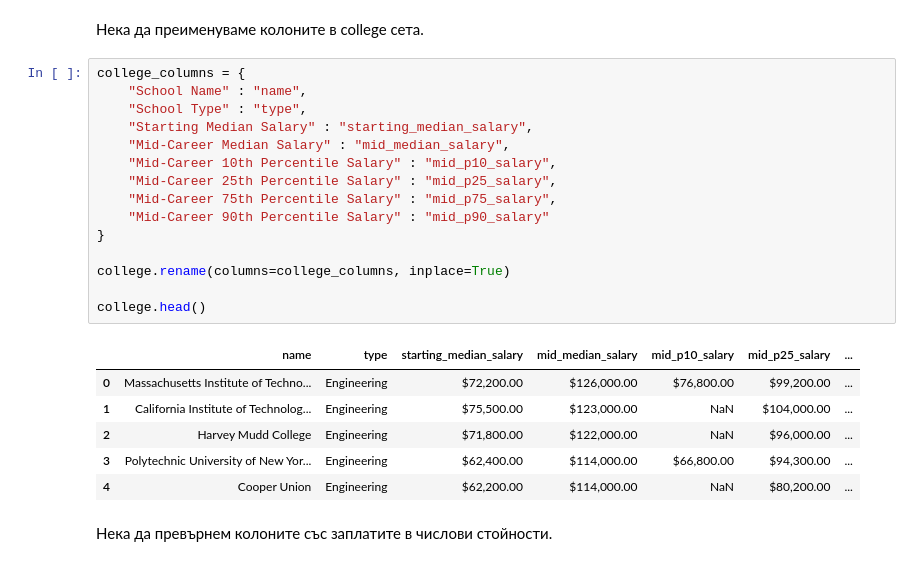
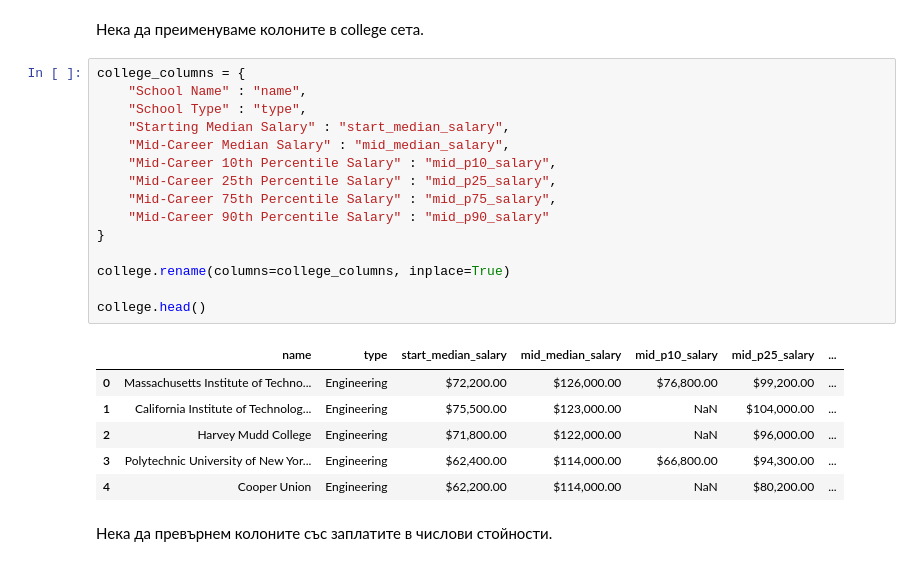
Before and after one commit to petarivanovv9/Machine-Learning-Course-FMI, a Jupyter notebook: college-salaries-exercise.ipynb, the cells around one changed output. Drawn from its saved outputs; the diff is of its cells as text.

```diff
--- a/college-salaries-exercise.ipynb
+++ b/college-salaries-exercise.ipynb
@@ -160,20 +160,20 @@ college['School Type'].value_counts().plot(kind="bar")
 # %%
 college_columns = {
     "School Name" : "name",
     "School Type" : "type",
-    "Starting Median Salary" : "starting_median_salary",
+    "Starting Median Salary" : "start_median_salary",
     "Mid-Career Median Salary" : "mid_median_salary",
     "Mid-Career 10th Percentile Salary" : "mid_p10_salary",
     "Mid-Career 25th Percentile Salary" : "mid_p25_salary",
     "Mid-Career 75th Percentile Salary" : "mid_p75_salary",
     "Mid-Career 90th Percentile Salary" : "mid_p90_salary"
 }
 
 college.rename(columns=college_columns, inplace=True)
 
 college.head()
 # %% [output]
-|  | name | type | starting_median_salary | mid_median_salary | mid_p10_salary | mid_p25_salary | ... |
+|  | name | type | start_median_salary | mid_median_salary | mid_p10_salary | mid_p25_salary | ... |
 | 0 | Massachusetts Institute of Techno... | Engineering | $72,200.00 | $126,000.00 | $76,800.00 | $99,200.00 | ... |
 | 1 | California Institute of Technolog... | Engineering | $75,500.00 | $123,000.00 | NaN | $104,000.00 | ... |
 | 2 | Harvey Mudd College | Engineering | $71,800.00 | $122,000.00 | NaN | $96,000.00 | ... |
```
Also changed, not shown: parts of 26 cells of this notebook.
